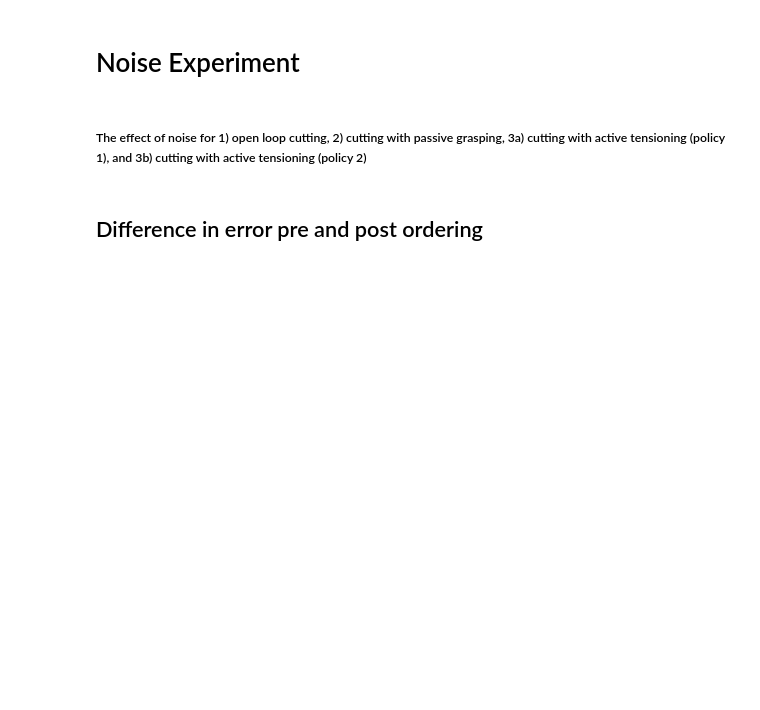
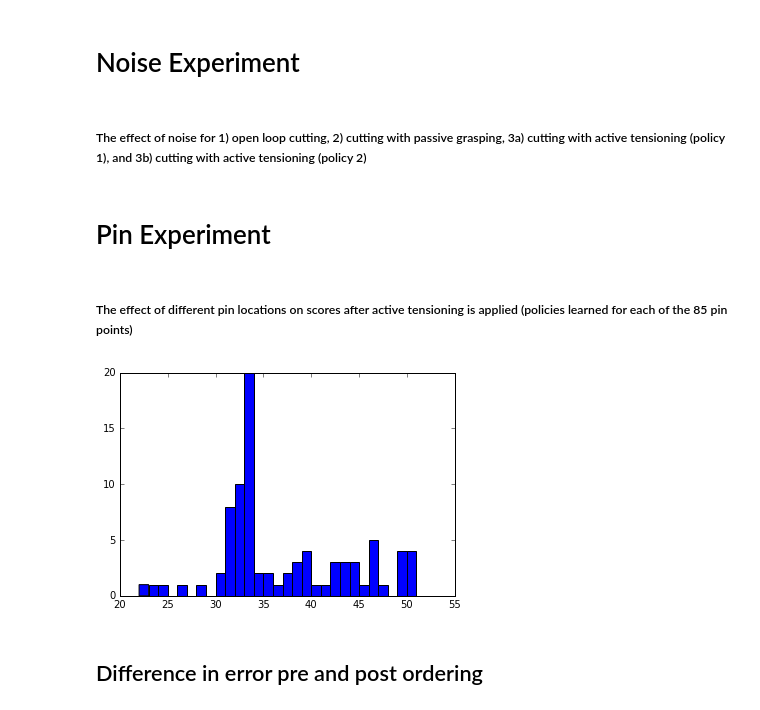
Before and after one commit to BerkeleyAutomation/cloth_simulation, a Jupyter notebook: Figures.ipynb, the cells around one changed output. Saved outputs shown, nothing was run; the diff lists cells and outputs as text; code cells hidden in the pictures; blank space fills up the shorter version.

```diff
--- a/Figures.ipynb
+++ b/Figures.ipynb
@@ -144,6 +182,21 @@ pts_21 &  0.594 $\pm$ 0.021 &  0.767 $\pm$ 0.011 &  0.537 $\pm$ 0.021 \\
 # Noise Experiment
 # %% [markdown]
 ##### The effect of noise for 1) open loop cutting, 2) cutting with passive grasping, 3a) cutting with active tensioning (policy 1), and 3b) cutting with active tensioning (policy 2)
+# %% [markdown]
+# Pin Experiment
+# %% [markdown]
+##### The effect of different pin locations on scores after active tensioning is applied (policies learned for each of the 85 pin points)
+# %%
+totalpts = 60.0
+filename = 'pin_exp'
+filepath = dir_data + filename
+d = pickle.load(open(filepath+'/data.p', "rb"))
+plt.hist(d, bins=(max(d)-min(d)))
+plt.xlabel('Average Score')
+plt.title('Average Scores Across 21 Shapes')
+plt.show()
+# %% [output]
+[figure, added]
 # %% [markdown]
 ## Difference in error pre and post ordering
 # %% [markdown]
```
Also changed, not shown: parts of 3 cells of this notebook, 33 other files.
